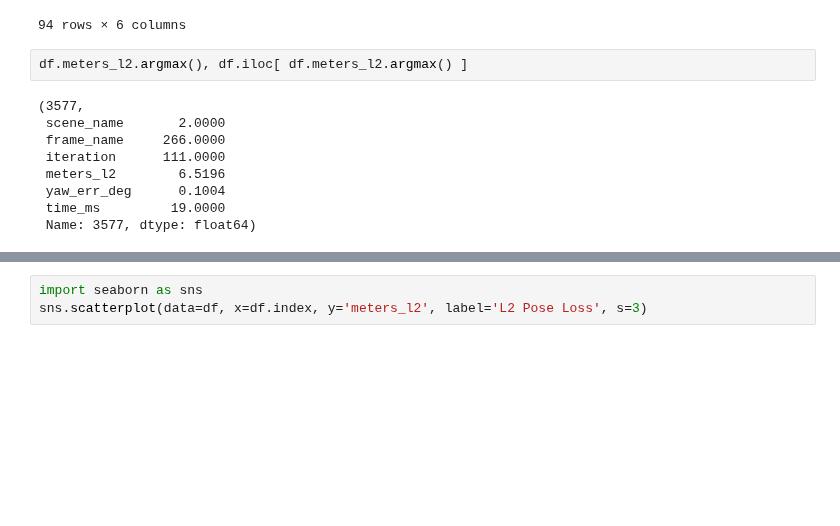
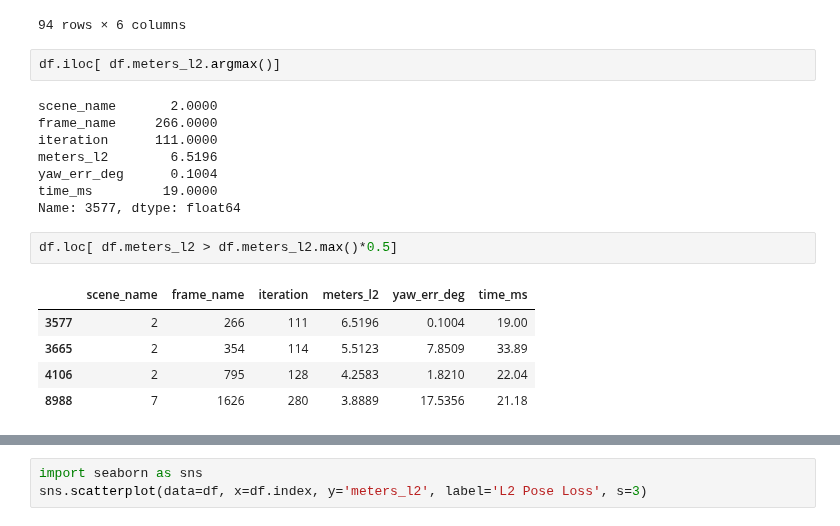
Before and after one commit to ifinckh/2025_sem_proj_FINCKH_VITA, a Jupyter notebook: results.ipynb, the cells around one changed output, grey strips where cells are left out. Drawn from its saved outputs; the diff is of its cells as text; blank space fills up the shorter version.

```diff
--- a/results.ipynb
+++ b/results.ipynb
@@ -260,13 +260,20 @@ df.loc[df.meters_l2 > 1.5]
 | 9088 | 7 | 1726 | 284 | 1.7408 | 0.5818 | 24.03 |
 94 rows × 6 columns
 # %%
-df.meters_l2.argmax(), df.iloc[ df.meters_l2.argmax() ]
+df.iloc[ df.meters_l2.argmax()]
 # %% [output]
-(3577,
- scene_name       2.0000
- frame_name     266.0000
- iteration      111.0000
- meters_l2        6.5196
- yaw_err_deg      0.1004
- time_ms         19.0000
- Name: 3577, dtype: float64)
+scene_name       2.0000
+frame_name     266.0000
+iteration      111.0000
+meters_l2        6.5196
+yaw_err_deg      0.1004
+time_ms         19.0000
+Name: 3577, dtype: float64
+# %%
+df.loc[ df.meters_l2 > df.meters_l2.max()*0.5]
+# %% [output]
+|  | scene_name | frame_name | iteration | meters_l2 | yaw_err_deg | time_ms |
+| 3577 | 2 | 266 | 111 | 6.5196 | 0.1004 | 19.00 |
+| 3665 | 2 | 354 | 114 | 5.5123 | 7.8509 | 33.89 |
+| 4106 | 2 | 795 | 128 | 4.2583 | 1.8210 | 22.04 |
+| 8988 | 7 | 1626 | 280 | 3.8889 | 17.5356 | 21.18 |
```
Also changed, not shown: parts of 7 cells of this notebook, 2 other files.
